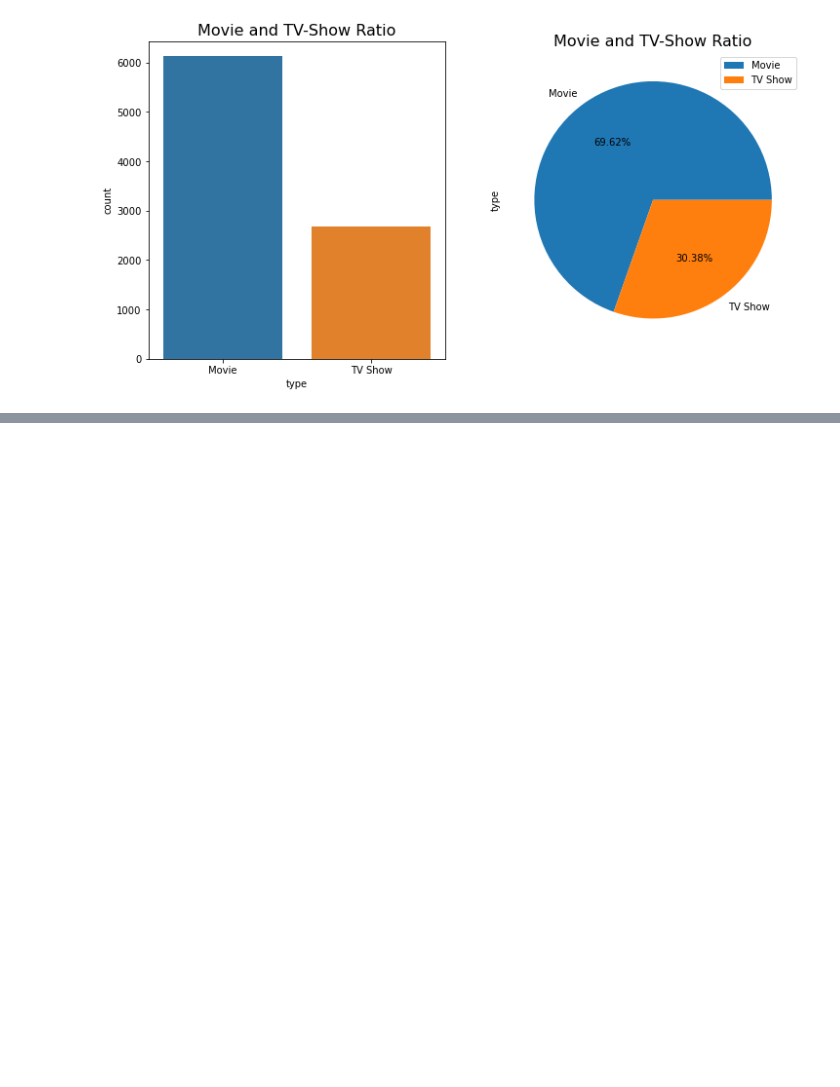
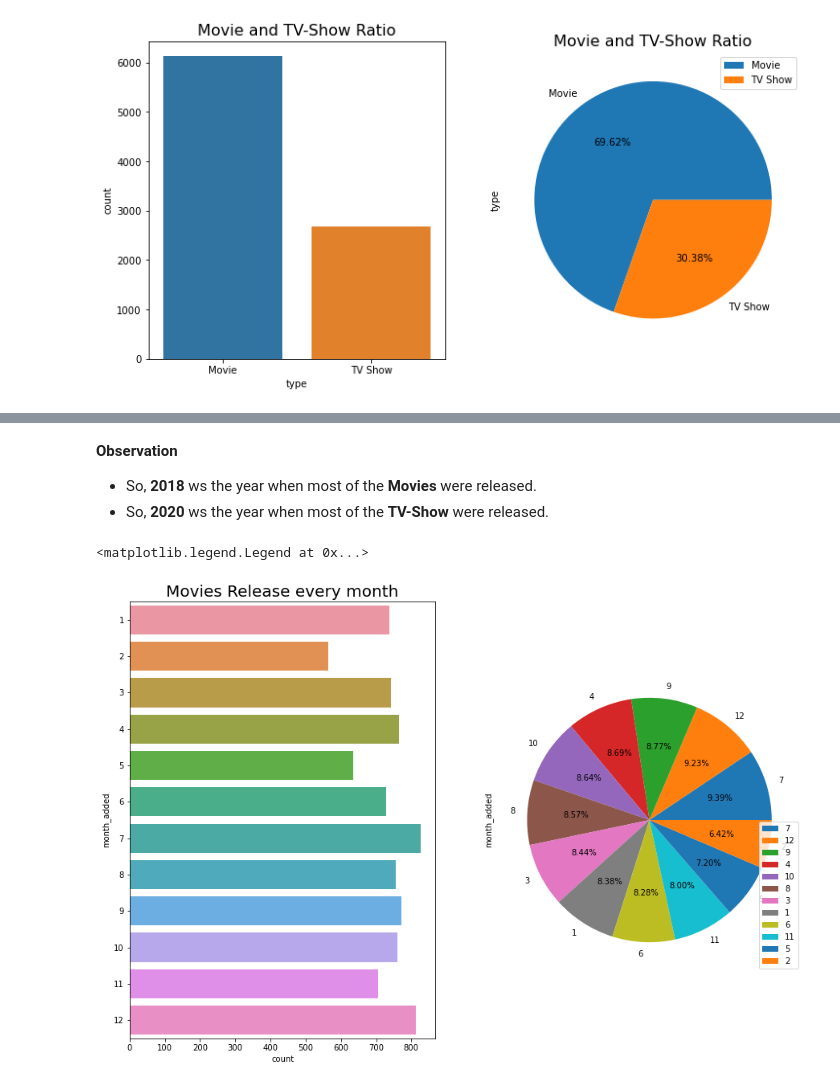
Before and after one commit to Sialsanwal/CodeClause-Movie-Analysis, a Jupyter notebook: Movie Analysis.ipynb, the cells around one changed output, grey strips where cells are left out. Saved outputs shown, nothing was run; the diff lists cells and outputs as text; code cells hidden in the pictures; blank space fills up the shorter version.

```diff
--- a/Movie Analysis.ipynb
+++ b/Movie Analysis.ipynb
@@ -168,0 +152,20 @@ month_added
+# %% [markdown]
+**Observation**
+- So, **2018** ws the year when most of the **Movies** were released.
+- So, **2020** ws the year when most of the **TV-Show** were released.
+# %%
+
+plt.figure(figsize=(15,10))
+
+plt.subplot(1,2,1)
+
+sns.countplot(data=df,y=df.month_added)
+plt.title("Movies Release every month",fontsize=20)
+plt.subplot(1,2,2)
+df.month_added.value_counts().plot(kind='pie',autopct="%1.2f%%")
+
+
+plt.legend(loc=4)
+# %% [output]
+<matplotlib.legend.Legend at 0x...>
+[figure, added]
```
Also changed, not shown: parts of 19 cells of this notebook.
